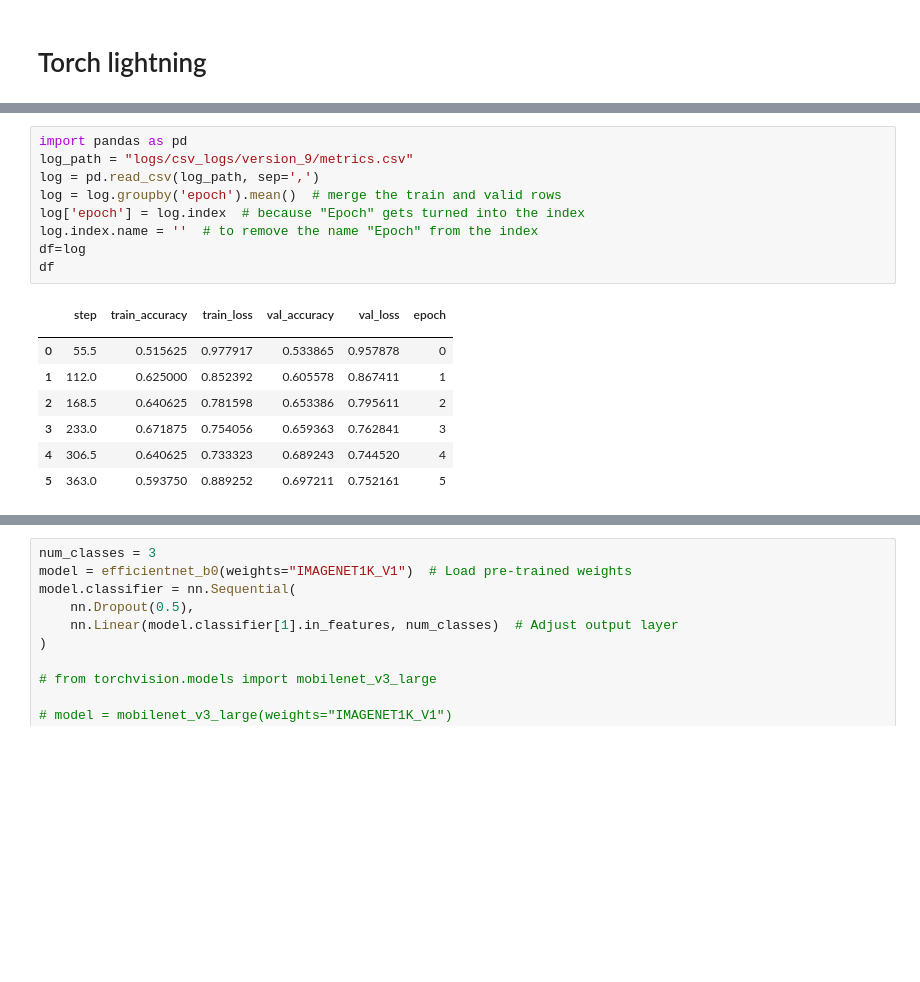
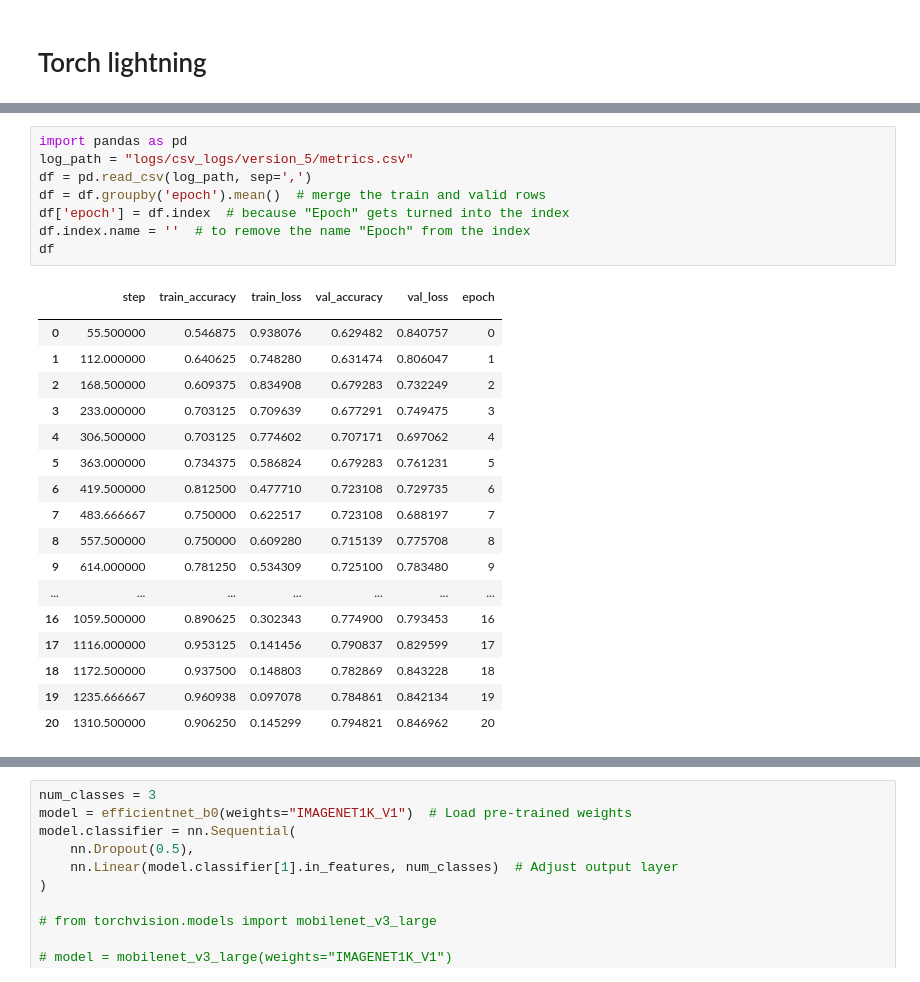
Before and after one commit to TairCohen/Computer-Vision-Project, a Jupyter notebook: skin-disease-classification.ipynb, the cells around one changed output, grey strips where cells are left out. Saved outputs shown, nothing was run; the diff lists cells and outputs as text; blank space fills up the shorter version.

```diff
--- a/skin-disease-classification.ipynb
+++ b/skin-disease-classification.ipynb
@@ -354,19 +340,28 @@ NameError: name 'exit' is not defined
 # %%
 import pandas as pd
-log_path = "logs/csv_logs/version_9/metrics.csv"
-log = pd.read_csv(log_path, sep=',')
-log = log.groupby('epoch').mean()  # merge the train and valid rows
-log['epoch'] = log.index  # because "Epoch" gets turned into the index
-log.index.name = ''  # to remove the name "Epoch" from the index
-df=log
+log_path = "logs/csv_logs/version_5/metrics.csv"
+df = pd.read_csv(log_path, sep=',')
+df = df.groupby('epoch').mean()  # merge the train and valid rows
+df['epoch'] = df.index  # because "Epoch" gets turned into the index
+df.index.name = ''  # to remove the name "Epoch" from the index
 df
 # %% [output]
 |  | step | train_accuracy | train_loss | val_accuracy | val_loss | epoch |
 |  |  |  |  |  |  |  |
-| 0 | 55.5 | 0.515625 | 0.977917 | 0.533865 | 0.957878 | 0 |
-| 1 | 112.0 | 0.625000 | 0.852392 | 0.605578 | 0.867411 | 1 |
-| 2 | 168.5 | 0.640625 | 0.781598 | 0.653386 | 0.795611 | 2 |
-| 3 | 233.0 | 0.671875 | 0.754056 | 0.659363 | 0.762841 | 3 |
-| 4 | 306.5 | 0.640625 | 0.733323 | 0.689243 | 0.744520 | 4 |
-| 5 | 363.0 | 0.593750 | 0.889252 | 0.697211 | 0.752161 | 5 |
+| 0 | 55.500000 | 0.546875 | 0.938076 | 0.629482 | 0.840757 | 0 |
+| 1 | 112.000000 | 0.640625 | 0.748280 | 0.631474 | 0.806047 | 1 |
+| 2 | 168.500000 | 0.609375 | 0.834908 | 0.679283 | 0.732249 | 2 |
+| 3 | 233.000000 | 0.703125 | 0.709639 | 0.677291 | 0.749475 | 3 |
+| 4 | 306.500000 | 0.703125 | 0.774602 | 0.707171 | 0.697062 | 4 |
+| 5 | 363.000000 | 0.734375 | 0.586824 | 0.679283 | 0.761231 | 5 |
+| 6 | 419.500000 | 0.812500 | 0.477710 | 0.723108 | 0.729735 | 6 |
+| 7 | 483.666667 | 0.750000 | 0.622517 | 0.723108 | 0.688197 | 7 |
+| 8 | 557.500000 | 0.750000 | 0.609280 | 0.715139 | 0.775708 | 8 |
+| 9 | 614.000000 | 0.781250 | 0.534309 | 0.725100 | 0.783480 | 9 |
+| ... | ... | ... | ... | ... | ... | ... |
+| 16 | 1059.500000 | 0.890625 | 0.302343 | 0.774900 | 0.793453 | 16 |
+| 17 | 1116.000000 | 0.953125 | 0.141456 | 0.790837 | 0.829599 | 17 |
+| 18 | 1172.500000 | 0.937500 | 0.148803 | 0.782869 | 0.843228 | 18 |
+| 19 | 1235.666667 | 0.960938 | 0.097078 | 0.784861 | 0.842134 | 19 |
+| 20 | 1310.500000 | 0.906250 | 0.145299 | 0.794821 | 0.846962 | 20 |
 # %%
```
Also changed, not shown: parts of 19 cells of this notebook.
